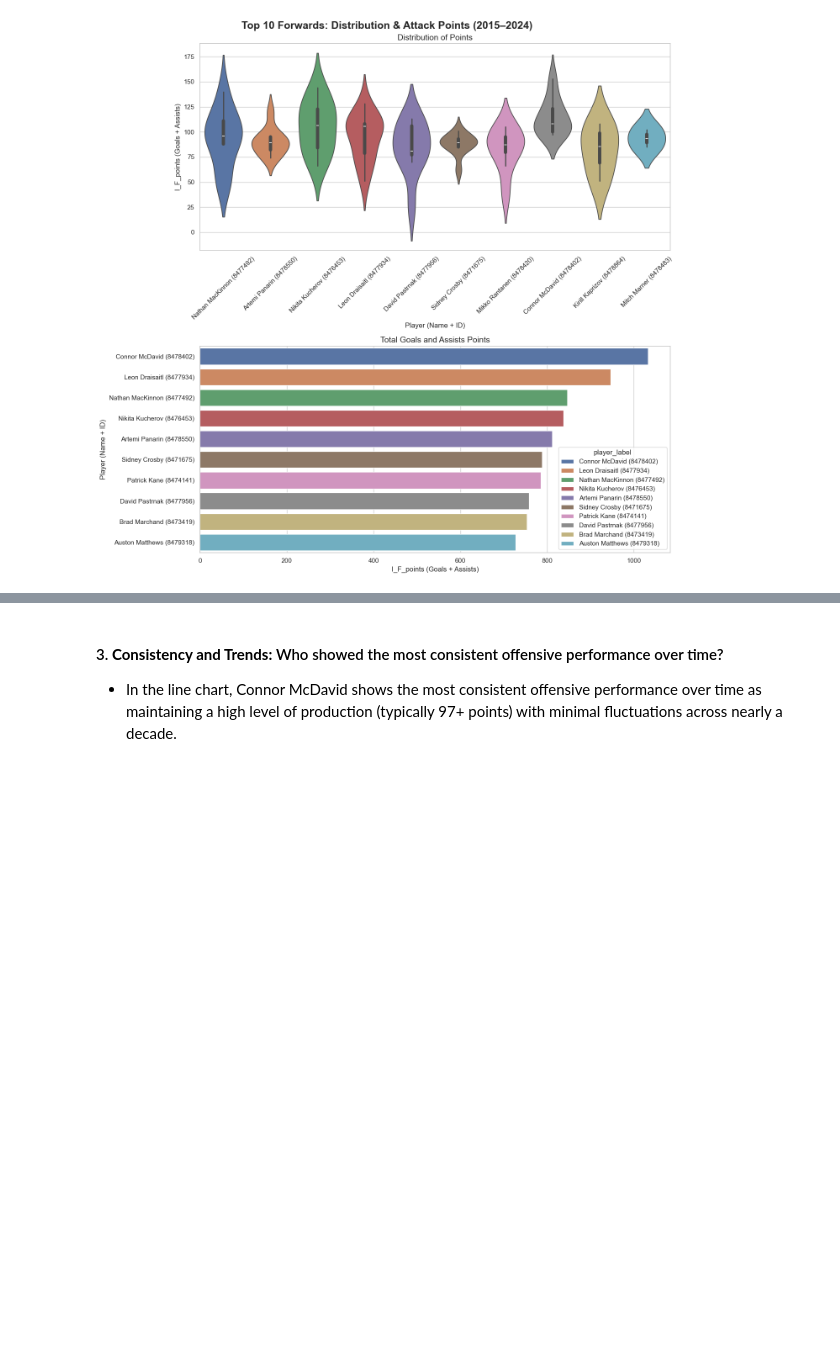
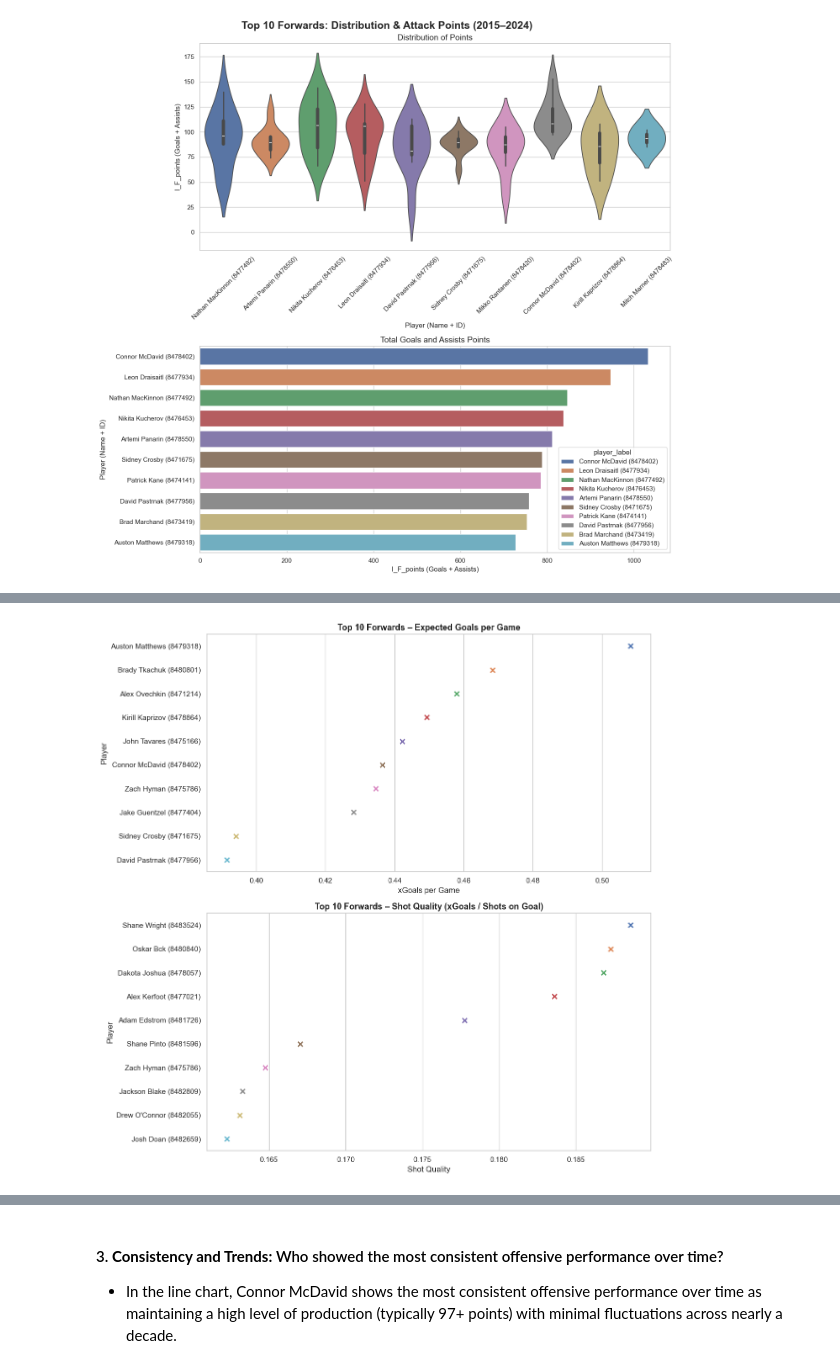
Before and after one commit to sionkimadd/data_m4, a Jupyter notebook: assignment4_Sion_Kim.ipynb, the cells around one changed output, grey strips where cells are left out. Cells and saved outputs as stored; diff of their text form; code cells hidden in the pictures; blank space fills up the shorter version.

```diff
--- a/assignment4_Sion_Kim.ipynb
+++ b/assignment4_Sion_Kim.ipynb
@@ -255,0 +339,46 @@ plt.show()
+# %%
+# Create xGoals per Game and Shot Quality metrics
+df_forwards_attacks['xGoals_per_Game'] = df_forwards_attacks['I_F_xGoals'] / df_forwards_attacks['games_played']
+df_forwards_attacks['Shot_Quality'] = df_forwards_attacks['I_F_xGoals'] / df_forwards_attacks['I_F_shotsOnGoal']
+
+# Top10 players based on xGoals per Game and Shot Quality
+top10_xGoals_per_Game = (
+    df_forwards_attacks.groupby('player_label')['xGoals_per_Game']
+    .mean().nlargest(10).reset_index()
+)
+top10_shot_quality = (
+    df_forwards_attacks.groupby('player_label')['Shot_Quality']
+    .mean().nlargest(10).reset_index()
+)
+
+# Color palette
+colors = sns.color_palette("deep", 10)
+
+fig, axes = plt.subplots(2, 1, figsize=(12, 12))
+
+# xGoals per Game
+sns.pointplot(
+    data=top10_xGoals_per_Game,
+    x='xGoals_per_Game', y='player_label',
+    hue='player_label', palette=colors, legend=False,
+    markers='x', linestyle='none', ax=axes[0]
+)
+axes[0].set_title("Top 10 Forwards – Expected Goals per Game", fontsize=13, fontweight='bold')
+axes[0].set_xlabel("xGoals per Game")
+axes[0].set_ylabel("Player")
+
+# Shot Quality
+sns.pointplot(
+    data=top10_shot_quality,
+    x='Shot_Quality', y='player_label',
+    hue='player_label', palette=colors, legend=False,
+    markers='x', linestyle='none', ax=axes[1]
+)
+axes[1].set_title("Top 10 Forwards – Shot Quality (xGoals / Shots on Goal)", fontsize=13, fontweight='bold')
+axes[1].set_xlabel("Shot Quality")
+axes[1].set_ylabel("Player")
+
+plt.tight_layout()
+plt.show()
+# %% [output]
+[figure, added]
```
Also changed, not shown: parts of 12 cells of this notebook.
